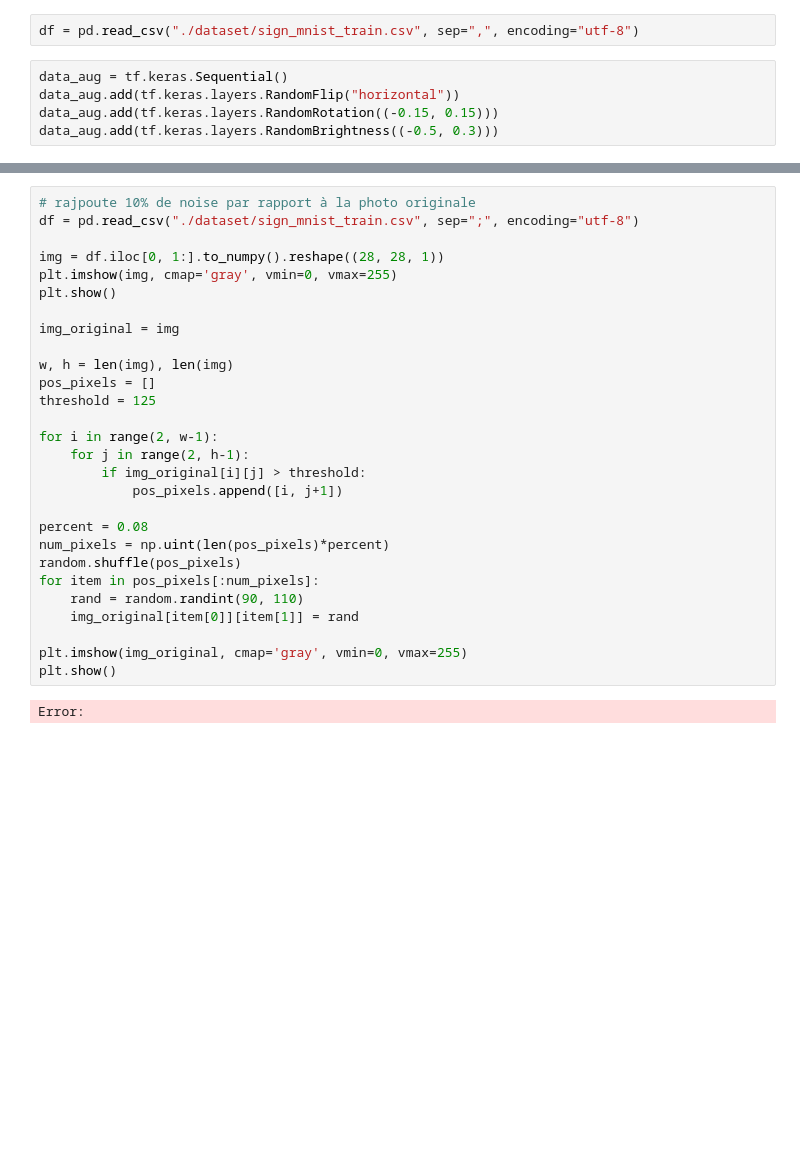
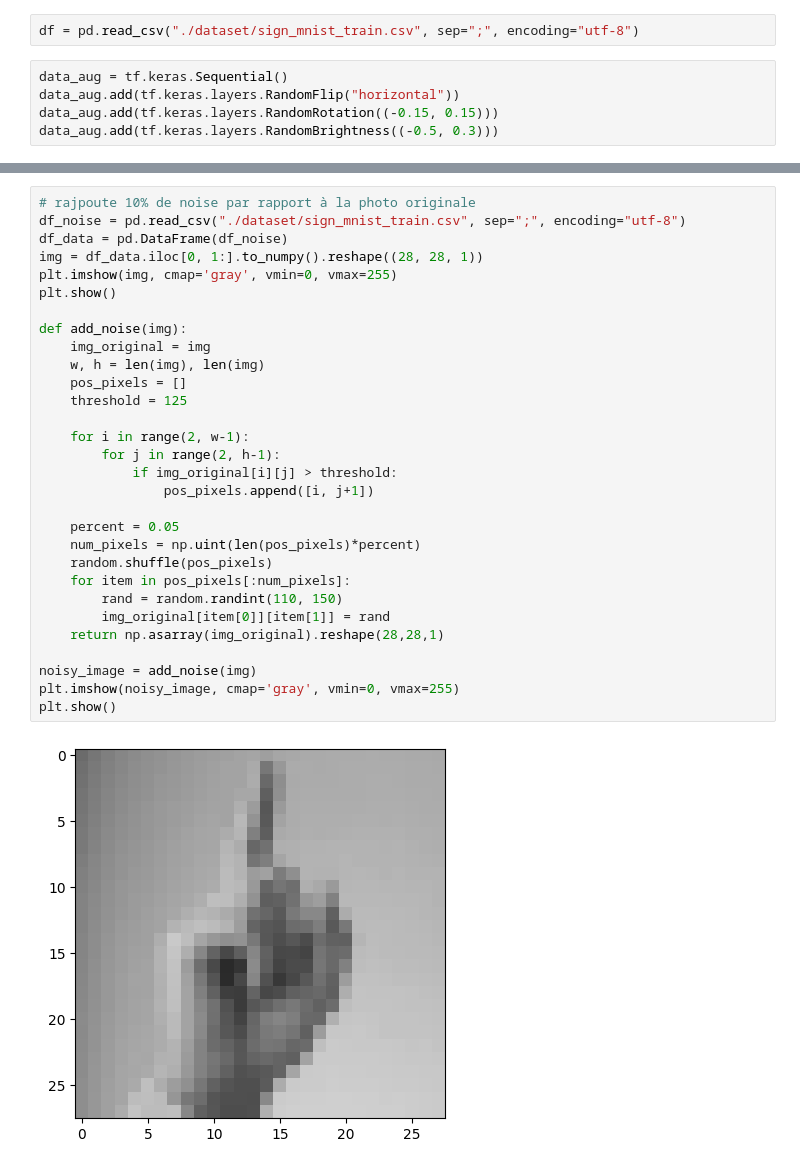
Before and after one commit to fhabert/sign_language, a Jupyter notebook: data_aug.ipynb, the cells around one changed output, grey strips where cells are left out. Cells and saved outputs as stored; diff of their text form; blank space fills up the shorter version.

```diff
--- a/data_aug.ipynb
+++ b/data_aug.ipynb
@@ -8,7 +10,7 @@ import numpy as np
 from PIL import Image
 import random
 # %%
-df = pd.read_csv("./dataset/sign_mnist_train.csv", sep=",", encoding="utf-8")
+df = pd.read_csv("./dataset/sign_mnist_train.csv", sep=";", encoding="utf-8")
 # %%
 data_aug = tf.keras.Sequential()
 data_aug.add(tf.keras.layers.RandomFlip("horizontal"))
@@ -30,30 +32,32 @@ Error:
 # %%
 # rajpoute 10% de noise par rapport à la photo originale
-df = pd.read_csv("./dataset/sign_mnist_train.csv", sep=";", encoding="utf-8")
-
-img = df.iloc[0, 1:].to_numpy().reshape((28, 28, 1))
+df_noise = pd.read_csv("./dataset/sign_mnist_train.csv", sep=";", encoding="utf-8")
+df_data = pd.DataFrame(df_noise)
+img = df_data.iloc[0, 1:].to_numpy().reshape((28, 28, 1))
 plt.imshow(img, cmap='gray', vmin=0, vmax=255)
 plt.show()
 
-img_original = img
+def add_noise(img):
+    img_original = img
+    w, h = len(img), len(img)
+    pos_pixels = []
+    threshold = 125
 
-w, h = len(img), len(img)
-pos_pixels = []
-threshold = 125
+    for i in range(2, w-1):
+        for j in range(2, h-1):
+            if img_original[i][j] > threshold:
+                pos_pixels.append([i, j+1])
 
-for i in range(2, w-1):
-    for j in range(2, h-1):
-        if img_original[i][j] > threshold:
-            pos_pixels.append([i, j+1])
+    percent = 0.05
+    num_pixels = np.uint(len(pos_pixels)*percent)
+    random.shuffle(pos_pixels)
+    for item in pos_pixels[:num_pixels]:
+        rand = random.randint(110, 150)
+        img_original[item[0]][item[1]] = rand
+    return np.asarray(img_original).reshape(28,28,1)
 
-percent = 0.08
-num_pixels = np.uint(len(pos_pixels)*percent)
-random.shuffle(pos_pixels)
-for item in pos_pixels[:num_pixels]:
-    rand = random.randint(90, 110)
-    img_original[item[0]][item[1]] = rand
-
-plt.imshow(img_original, cmap='gray', vmin=0, vmax=255)
+noisy_image = add_noise(img)
+plt.imshow(noisy_image, cmap='gray', vmin=0, vmax=255)
 plt.show()
 # %% [output]
-Error:
+[figure, added]
```
Also changed, not shown: parts of 5 cells of this notebook, 2 other files.
